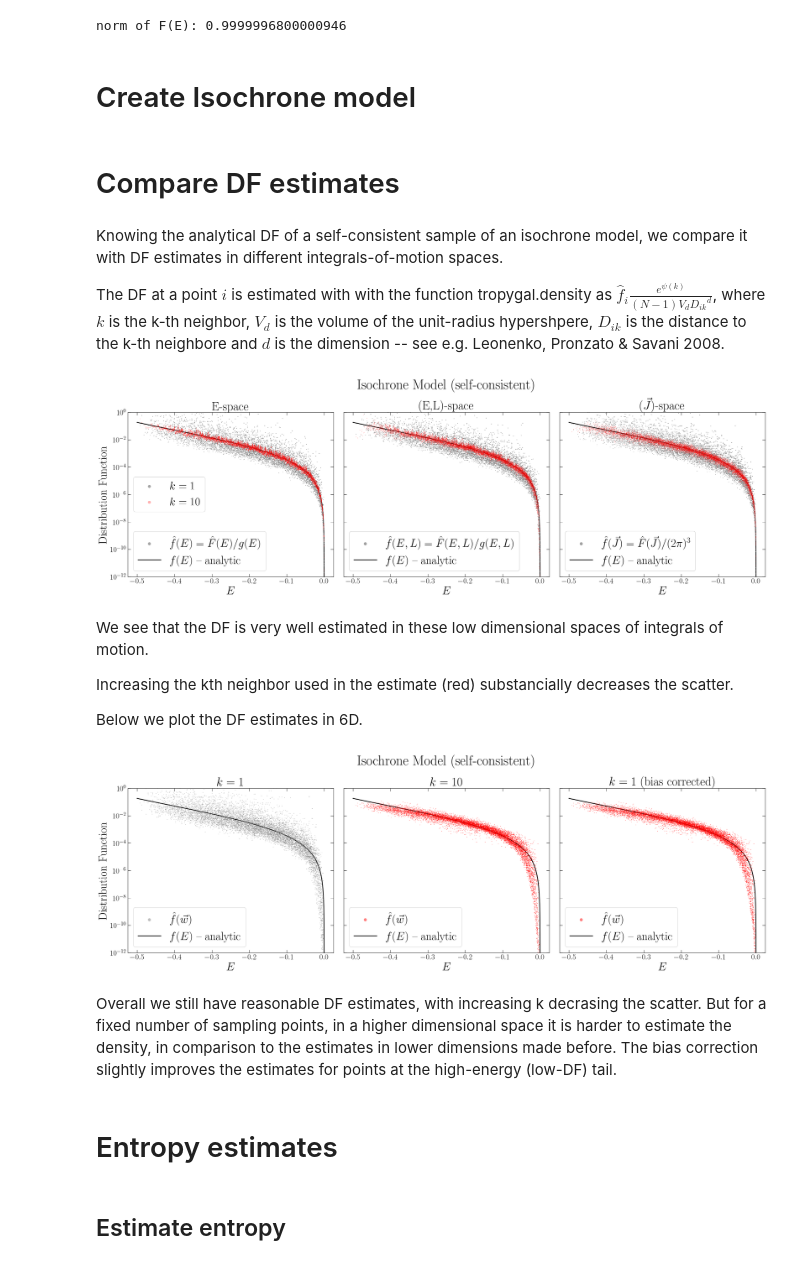
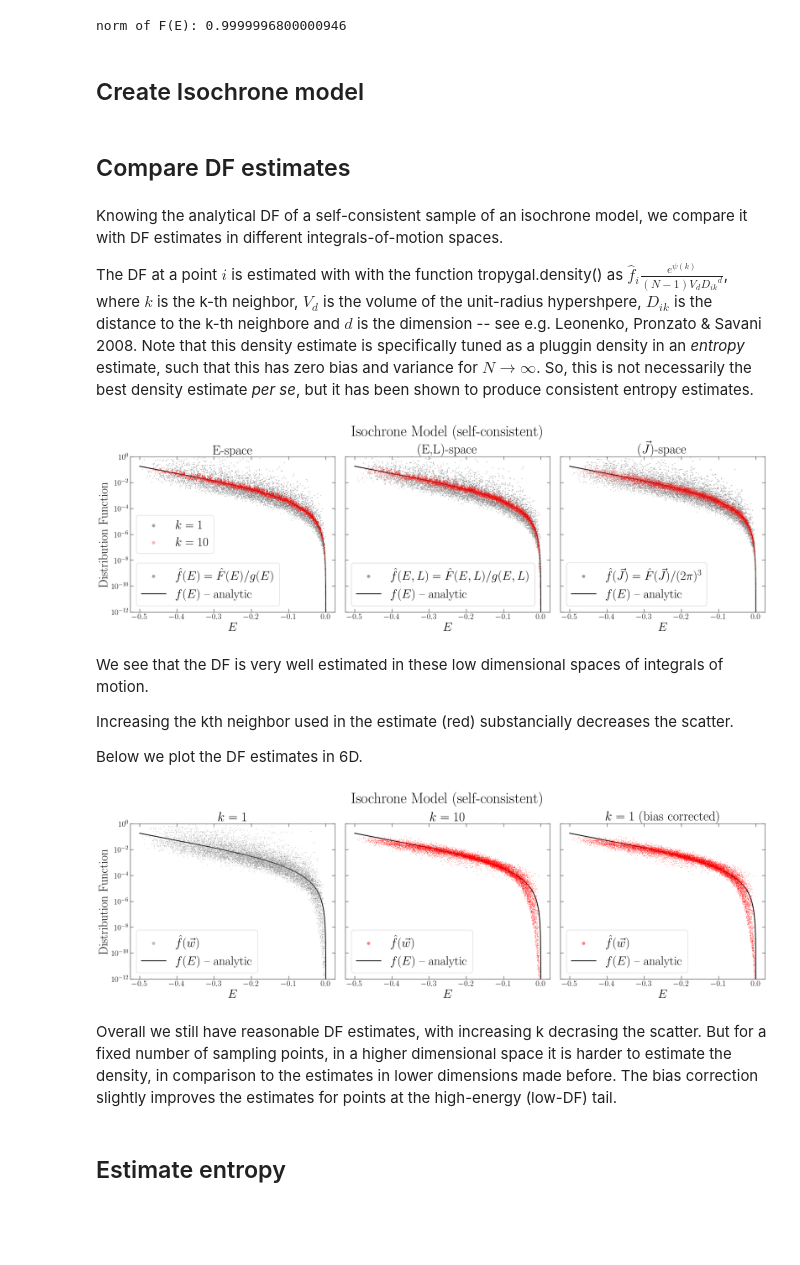
Before and after one commit to lberaldoesilva/tropygal, a Jupyter notebook: docs/source/tutorial_isochrone.ipynb, the cells around one changed output. Cells and saved outputs as stored; diff of their text form; code cells hidden in the pictures; blank space fills up the shorter version.

```diff
--- a/docs/source/tutorial_isochrone.ipynb
+++ b/docs/source/tutorial_isochrone.ipynb
@@ -94,7 +94,7 @@ print ('norm of F(E):', norm)
 # %% [output]
 norm of F(E): 0.9999996800000946
 # %% [markdown]
-# Create Isochrone model
+## Create Isochrone model
 # %%
 # Potential and DF (using agama)
 # This creates an isochrone potential of a given mass and scale radius:
@@ -104,11 +104,11 @@ isoc_df = agama.DistributionFunction(type='QuasiSpherical', potential=isoc_pot,
 # This creates an action finder for the given potential:
 actF = agama.ActionFinder(isoc_pot)
 # %% [markdown]
-# Compare DF estimates
+## Compare DF estimates
 # %% [markdown]
 Knowing the analytical DF of a self-consistent sample of an isochrone model, we compare it with DF estimates in different integrals-of-motion spaces.
 
-The DF at a point $i$ is estimated with with the function tropygal.density as $\hat{f}_i \frac{e^{\psi(k)}}{(N-1)V_d {D_{ik}}^d}$, where $k$ is the k-th neighbor, $V_d$ is the volume of the unit-radius hypershpere, $D_{ik}$ is the distance to the k-th neighbore and $d$ is the dimension -- see e.g. Leonenko, Pronzato & Savani 2008.
+The DF at a point $i$ is estimated with with the function tropygal.density() as $\hat{f}_i \frac{e^{\psi(k)}}{(N-1)V_d {D_{ik}}^d}$, where $k$ is the k-th neighbor, $V_d$ is the volume of the unit-radius hypershpere, $D_{ik}$ is the distance to the k-th neighbore and $d$ is the dimension -- see e.g. Leonenko, Pronzato & Savani 2008. Note that this density estimate is specifically tuned as a pluggin density in an *entropy* estimate, such that this has zero bias and variance for $N\rightarrow \infty$. So, this is not necessarily the best density estimate *per se*, but it has been shown to produce consistent entropy estimates.
 # %%
 nbins_E = 10_000 # number of energy bins for the analytic DF
 N = n_orbs[0] # number of sampling points
@@ -168,7 +168,7 @@ sigma_J = np.array([0.5*(np.percentile(coord, 84) - np.percentile(coord, 16)) fo
 f_J_hat_k1 = (1./np.prod(sigma_J))*tropygal.density(J/sigma_J, k=1)/(2*np.pi)**3
 f_J_hat_k10 = (1./np.prod(sigma_J))*tropygal.density(J/sigma_J, k=10)/(2*np.pi)**3
 # %%
-fig, axs = plt.subplots(1, 3, figsize=(26, 8))
+fig, axs = plt.subplots(1, 3, figsize=(24, 7))
 fig.patch.set_facecolor('white')
 fig.suptitle('Isochrone Model (self-consistent)', fontsize=36)
 
@@ -189,34 +189,34 @@ for i, ax in enumerate(axs):
     ax.set_title(titles[i])
 
     # Scatter grey (k=1)
     sc_grey = ax.scatter(*scatter_data[i][:2], s=10, marker='.', facecolor='grey',
                          edgecolor='none', alpha=0.7, label=scatter_data[i][2])
     # Scatter red (k=10)
     sc_red = ax.scatter(*scatter_red_data[i], s=10, marker='.', facecolor='red',
                         edgecolor='none', alpha=0.3, label=r'$k=10$')
     # Analytic curve
     line_analytic, = ax.plot(bins_E, f_E_true, 'k-', lw=2, zorder=0, label=r'$f(E)$ -- analytic')
 
     # Axes formatting
     ax.set_yscale('log')
     ax.set_ylim(1e-12, 1)
     ax.set_xlabel(r'$E$', fontsize=30)
     if ylabels_pos[i]:
         ax.set_ylabel(ylabels[i], fontsize=30)
     else:
         ax.tick_params(labelleft=False)
 
     # First legend:
     legend1 = ax.legend(handles=[sc_grey, line_analytic], fontsize=30, markerscale=5)
     ax.add_artist(legend1)
 
 # Second legend:
 legend2 = axs[0].legend(handles=[sc_grey, sc_red], labels=[r'$k=1$', r'$k=10$'],
                     fontsize=30, markerscale=5, loc='center left')
 
 fig.subplots_adjust(left=0.05, right=0.95, top=0.825, bottom=0.07, wspace=0.05)
 # %% [output]
-[figure, old version]
+[figure, new version]
 # %% [markdown]
 We see that the DF is very well estimated in these low dimensional spaces of integrals of motion.
 
@@ -224,7 +224,7 @@ Increasing the kth neighbor used in the estimate (red) substancially decreases t
 
 Below we plot the DF estimates  in 6D.
 # %%
-fig, axs = plt.subplots(1, 3, figsize=(26, 8))
+fig, axs = plt.subplots(1, 3, figsize=(24, 7))
 fig.patch.set_facecolor('white')
 fig.suptitle('Isochrone Model (self-consistent)', fontsize=36)
 
@@ -261,11 +261,9 @@ for i, ax in enumerate(axs):
     legend1 = ax.legend(handles=[sc_grey, line_analytic], fontsize=30, markerscale=5)
 fig.subplots_adjust(left=0.05, right=0.95, top=0.825, bottom=0.07, wspace=0.05)
 # %% [output]
-[figure, old version]
+[figure, new version]
 # %% [markdown]
 Overall we still have reasonable DF estimates, with increasing k decrasing the scatter. But for a fixed number of sampling points, in a higher dimensional space it is harder to estimate the density, in comparison to the estimates in lower dimensions made before. The bias correction slightly improves the estimates for points at the high-energy (low-DF) tail.
-# %% [markdown]
-# Entropy estimates
 # %% [markdown]
 ## Estimate entropy
 # %%
```
Also changed, not shown: parts of 1 cell of this notebook, 6 other files.
